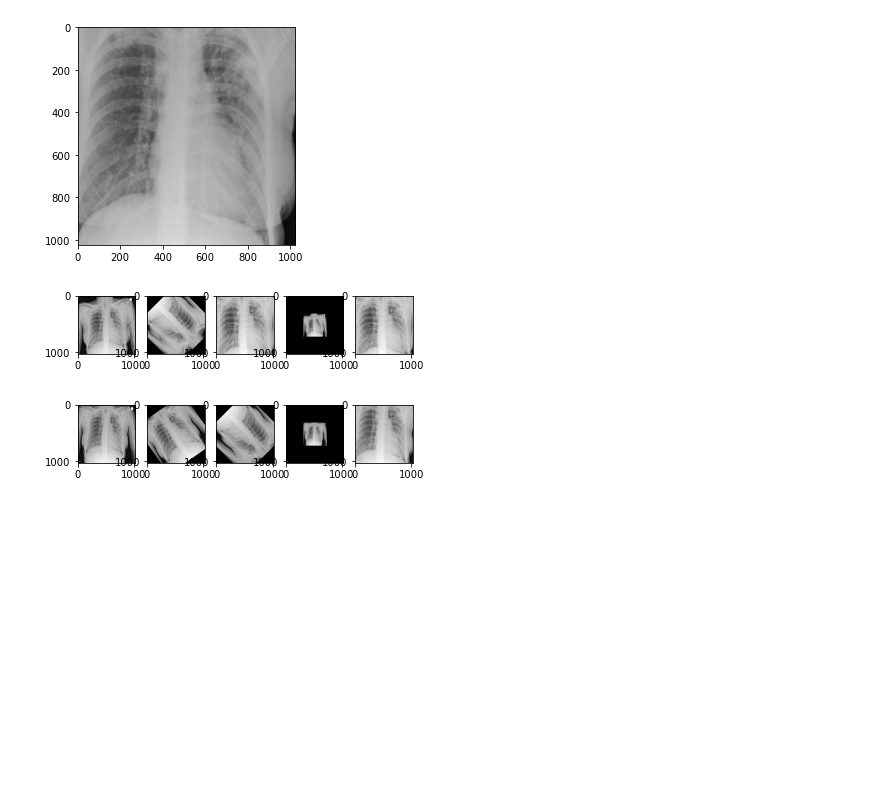
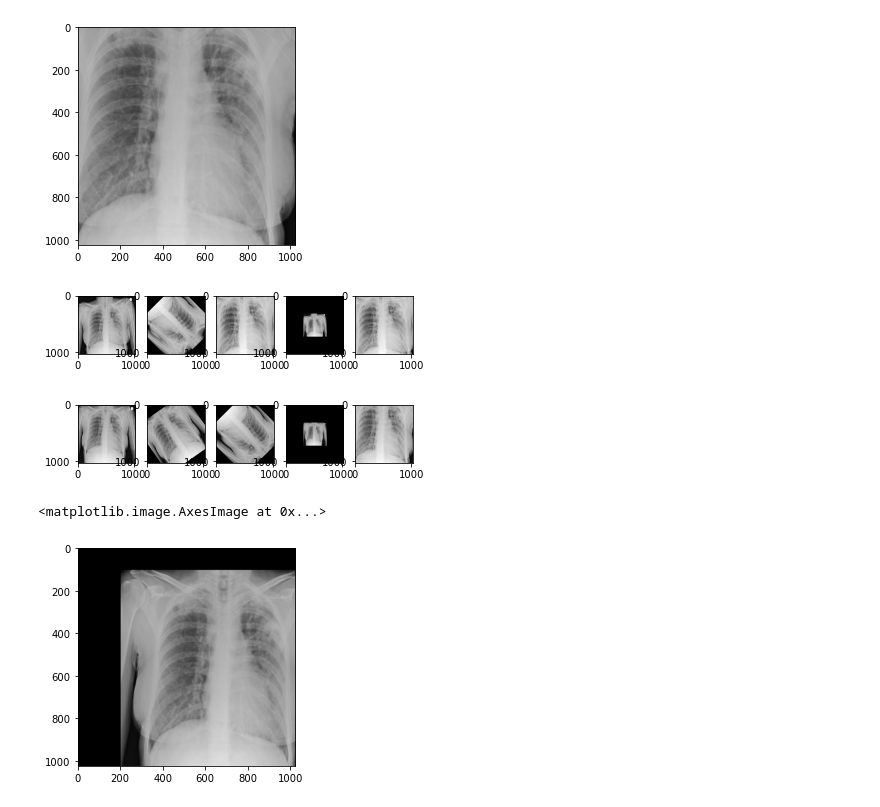
Before and after one commit to ViciousDove19/ED6001, a Jupyter notebook: Assignment 1/Q 1.ipynb, the cells around one changed output. Cells and saved outputs as stored; diff of their text form; code cells hidden in the pictures; blank space fills up the shorter version.

```diff
--- a/Assignment 1/Q 1.ipynb
+++ b/Assignment 1/Q 1.ipynb
@@ -167,3 +167,9 @@ axs[4].imshow(img10,cmap='gray')
 plt.show()
 # %% [output]
 [figure]
+# %%
+img6 = geometric_transform(image2, type ='translation', tx=200, ty=100, angle=np.radians(45), scale=0.4)
+plt.imshow(img6, cmap ='gray', vmin=0, vmax=255)
+# %% [output]
+<matplotlib.image.AxesImage at 0x...>
+[figure, added]
```
Also changed, not shown: 3 other files.
